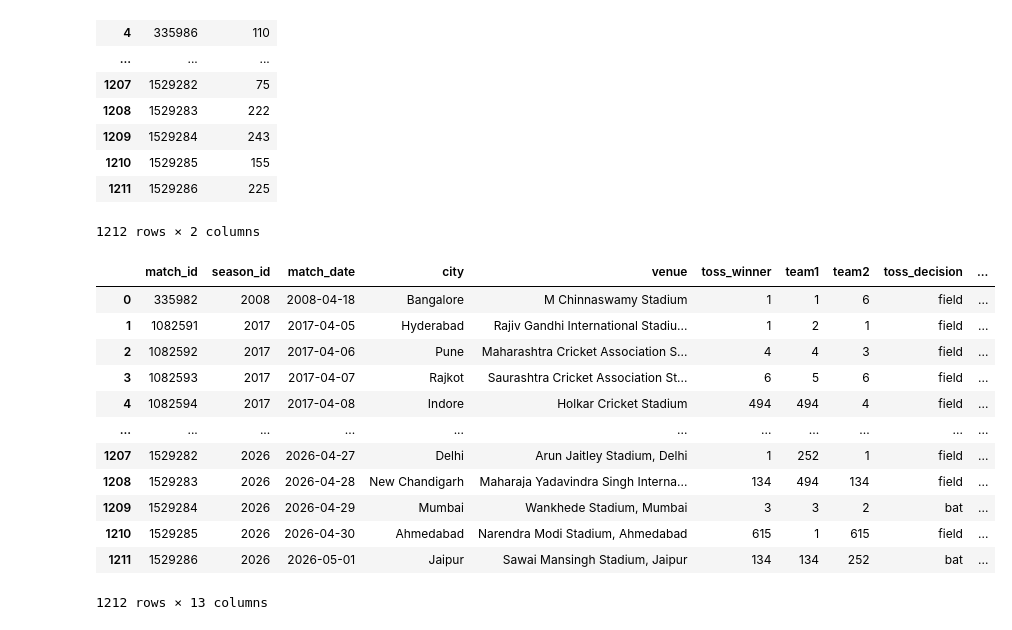
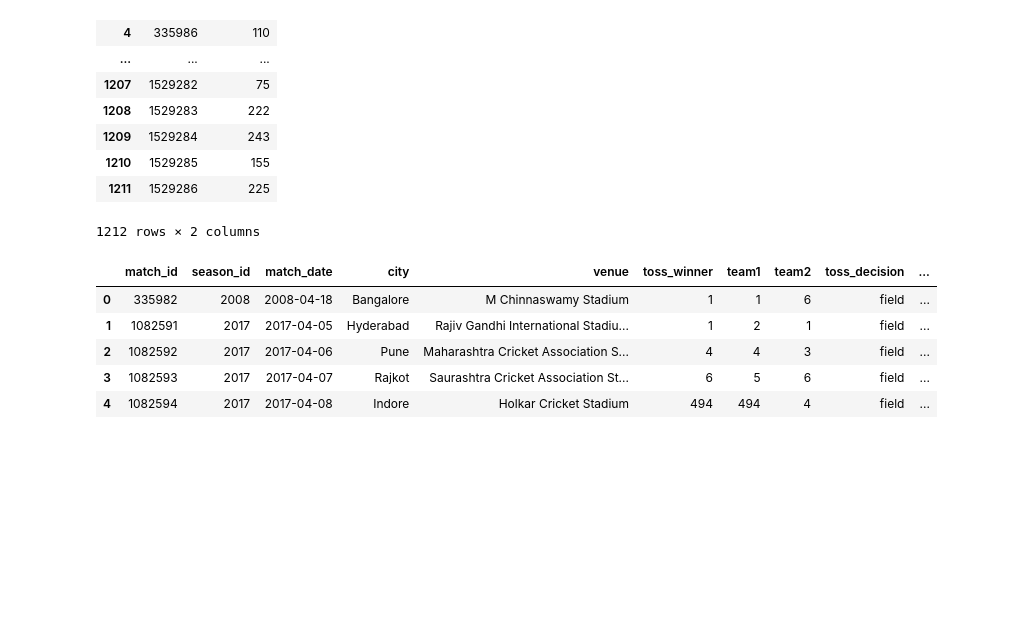
Before and after one commit to RavenKing45/IPL-Win-Probability-predictor, a Jupyter notebook: notebooks/Preprocessing and feature selection.ipynb, the cells around one changed output. Cells and saved outputs as stored; diff of their text form; code cells hidden in the pictures; blank space fills up the shorter version.

```diff
--- a/notebooks/Preprocessing and feature selection.ipynb
+++ b/notebooks/Preprocessing and feature selection.ipynb
@@ -81,21 +75,14 @@ first_innings
 # %%
 df = df.merge(
     first_innings.rename(columns={"total_runs": "first_innings_runs"}),
     on="match_id",
     how="left"
 )
-df
+df.head()
 # %% [output]
 |  | match_id | season_id | match_date | city | venue | toss_winner | team1 | team2 | toss_decision | ... |
 | 0 | 335982 | 2008 | 2008-04-18 | Bangalore | M Chinnaswamy Stadium | 1 | 1 | 6 | field | ... |
 | 1 | 1082591 | 2017 | 2017-04-05 | Hyderabad | Rajiv Gandhi International Stadiu... | 1 | 2 | 1 | field | ... |
 | 2 | 1082592 | 2017 | 2017-04-06 | Pune | Maharashtra Cricket Association S... | 4 | 4 | 3 | field | ... |
 | 3 | 1082593 | 2017 | 2017-04-07 | Rajkot | Saurashtra Cricket Association St... | 6 | 5 | 6 | field | ... |
 | 4 | 1082594 | 2017 | 2017-04-08 | Indore | Holkar Cricket Stadium | 494 | 494 | 4 | field | ... |
-| ... | ... | ... | ... | ... | ... | ... | ... | ... | ... | ... |
-| 1207 | 1529282 | 2026 | 2026-04-27 | Delhi | Arun Jaitley Stadium, Delhi | 1 | 252 | 1 | field | ... |
-| 1208 | 1529283 | 2026 | 2026-04-28 | New Chandigarh | Maharaja Yadavindra Singh Interna... | 134 | 494 | 134 | field | ... |
-| 1209 | 1529284 | 2026 | 2026-04-29 | Mumbai | Wankhede Stadium, Mumbai | 3 | 3 | 2 | bat | ... |
-| 1210 | 1529285 | 2026 | 2026-04-30 | Ahmedabad | Narendra Modi Stadium, Ahmedabad | 615 | 1 | 615 | field | ... |
-| 1211 | 1529286 | 2026 | 2026-05-01 | Jaipur | Sawai Mansingh Stadium, Jaipur | 134 | 134 | 252 | bat | ... |
-1212 rows × 13 columns
```
Also changed, not shown: parts of 4 cells of this notebook.
